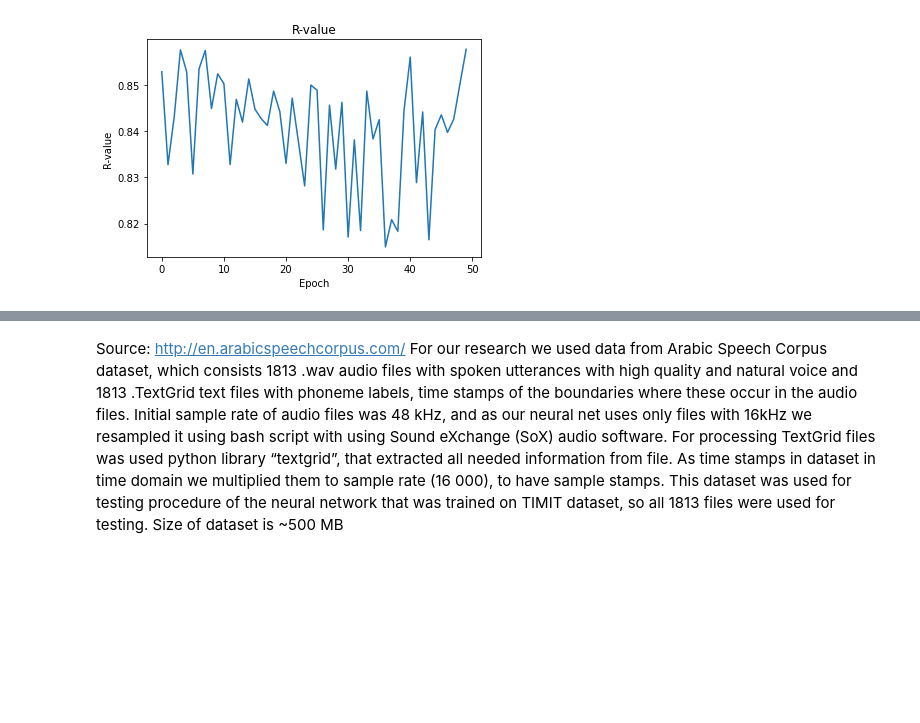
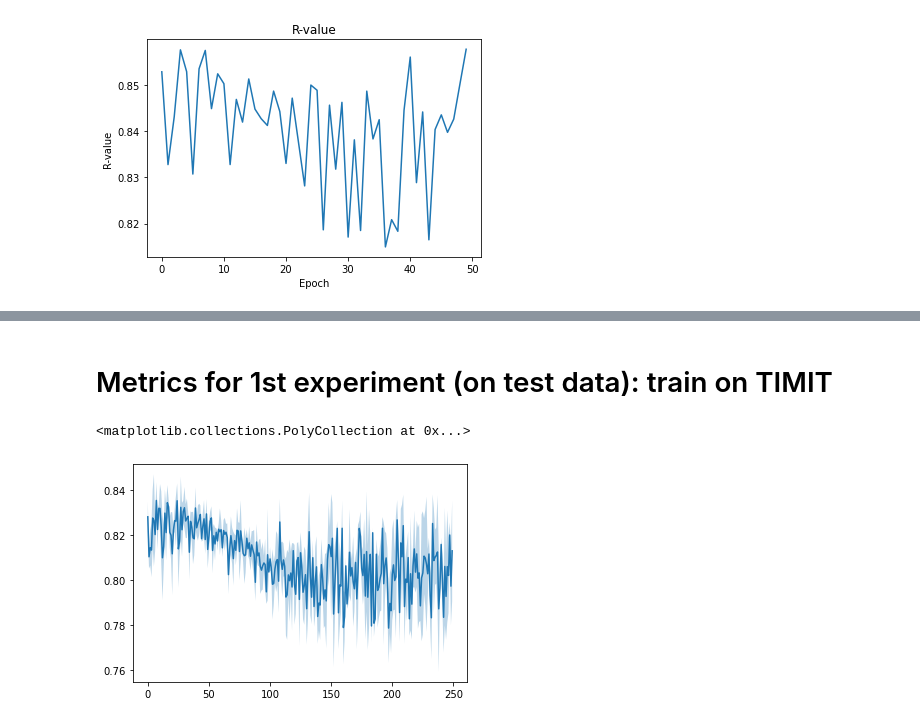
Before and after one commit to Albly/UnsupSeg, a Jupyter notebook: Experiments.ipynb, the cells around one changed output, grey strips where cells are left out. Drawn from its saved outputs; the diff is of its cells as text; code cells hidden in the pictures; blank space fills up the shorter version.

Commit message:
Metrics plots for task1  were added

```diff
--- a/Experiments.ipynb
+++ b/Experiments.ipynb
@@ -542,7 +507,42 @@ In the algorithm to process files, initial dataloader and code processing functi
-# %% [markdown]
-Source: http://en.arabicspeechcorpus.com/
-For our research we used data from Arabic Speech Corpus dataset, which consists 1813 .wav audio files with spoken utterances with high quality and natural voice and 1813 .TextGrid text files with phoneme labels, time stamps of the boundaries where these occur in the audio files.
-Initial sample rate of audio files was 48 kHz, and as our neural net uses only files with 16kHz we resampled it using bash script with using Sound eXchange (SoX) audio software.
-For processing TextGrid files was used python library “textgrid”, that extracted all needed information from file. As time stamps in dataset in time domain we multiplied them to sample rate (16 000), to have sample stamps.
-This dataset was used for testing procedure of the neural network that was trained on TIMIT dataset, so all 1813 files were used for testing.
-Size of dataset is ~500 MB
+# %% [markdown]
+# Metrics for 1st experiment (on test data): train on TIMIT
+# %%
+data1 = task1_train_timit_seed_100
+data2 = task1_train_timit_seed_101
+data3 = task1_train_timit_seed_102
+# %%
+import pandas as pd
+
+r = pd.DataFrame([data1['timit_val_cpc_1_rval'], data2['timit_val_cpc_1_rval'], data3['timit_val_cpc_1_rval']]).transpose()
+
+f = pd.DataFrame([data1['timit_val_cpc_1_f1'], data2['timit_val_cpc_1_f1'], data3['timit_val_cpc_1_f1']]).transpose()
+
+pr = pd.DataFrame([data1['timit_val_cpc_1_precision'], data2['timit_val_cpc_1_precision'], data3['timit_val_cpc_1_precision']]).transpose()
+
+re = pd.DataFrame([data1['timit_val_cpc_1_recall'], data2['timit_val_cpc_1_recall'], data3['timit_val_cpc_1_recall']]).transpose()
+# %%
+r['mean'] = r.mean(axis=1)
+r['std'] = r.std(axis=1)
+r['m_s'] = r['mean']-r['std']
+r['m_ps'] = r['mean']+r['std']
+
+re['mean'] = re.mean(axis=1)
+re['std'] = re.std(axis=1)
+re['m_s'] = re['mean']-re['std']
+re['m_ps'] = re['mean']+re['std']
+
+f['mean'] = f.mean(axis=1)
+f['std'] = f.std(axis=1)
+f['m_s'] = f['mean']-f['std']
+f['m_ps'] = f['mean']+f['std']
+
+pr['mean'] = pr.mean(axis=1)
+pr['std'] = pr.std(axis=1)
+pr['m_s'] = pr['mean']-pr['std']
+pr['m_ps'] = pr['mean']+pr['std']
+# %%
+plt.plot (pr['mean'])
+plt.fill_between(range(250),pr['m_s'],pr['m_ps'],alpha=.3)
+# %% [output]
+<matplotlib.collections.PolyCollection at 0x...>
+[figure, added]
```
Also changed, not shown: parts of 16 cells of this notebook.
